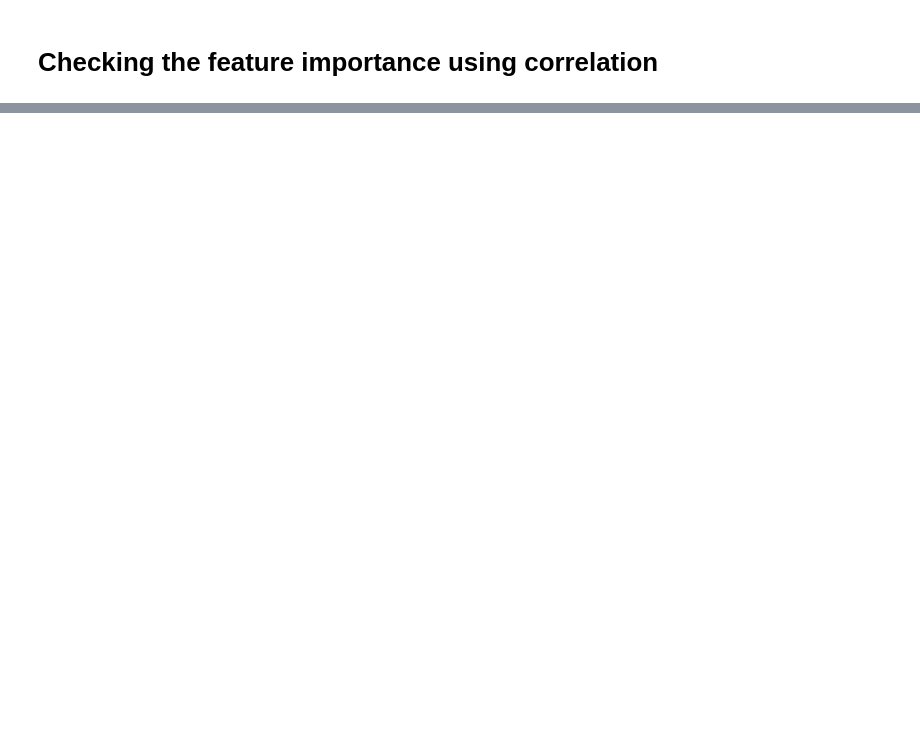
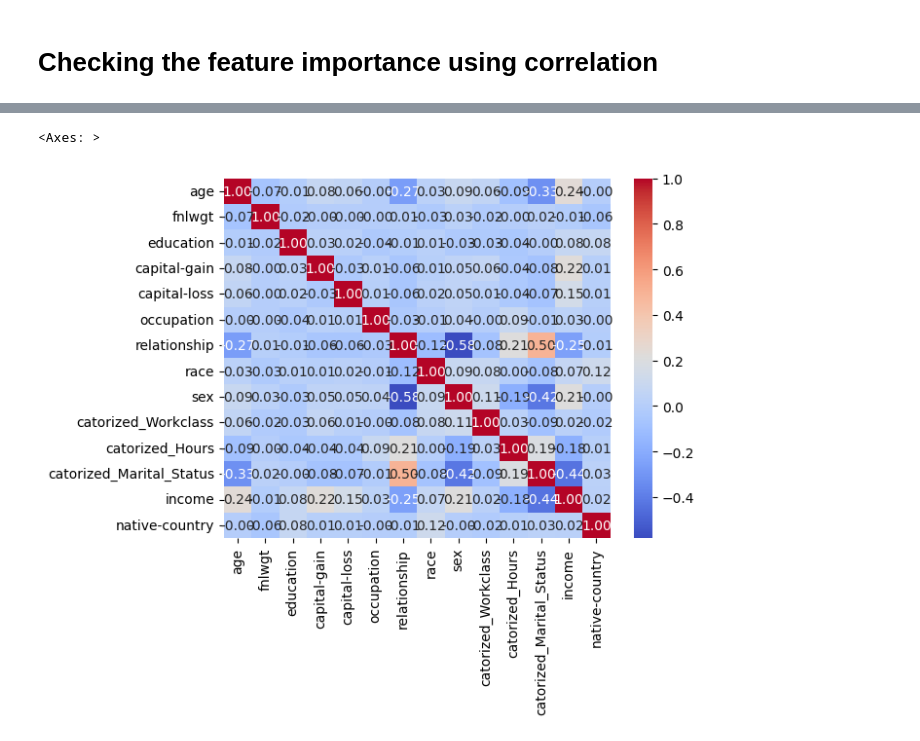
Before and after one commit to Kavindu-D/Census_Income, a Jupyter notebook: Preprocessing.ipynb, the cells around one changed output, grey strips where cells are left out. Saved outputs shown, nothing was run; the diff lists cells and outputs as text; code cells hidden in the pictures; blank space fills up the shorter version.

```diff
--- a/Preprocessing.ipynb
+++ b/Preprocessing.ipynb
@@ -291,0 +372,4 @@ dtype: int64
+# %%
+print(data.duplicated().sum())
+
+data = data.drop_duplicates()
@@ -332,0 +410,5 @@ KeyError: 'income'
+# %%
+for col, value in data.items():
+  print(col)
+  print(value.unique())
+  print()
@@ -332,0 +500,12 @@ KeyError: 'income'
+# %%
+from sklearn.preprocessing import LabelEncoder
+
+column = ['occupation', 'relationship', 'race', 'sex', 'catorized_Workclass', 'catorized_Hours', 'catorized_Marital_Status', 'income','native-country', 'education']
+
+label_enc = LabelEncoder()
+
+for col in column:
+  if col in data.columns:
+    data[col] = label_enc.fit_transform(data[col])
+
+print(data.head())
@@ -332,0 +530,5 @@ KeyError: 'income'
+# %%
+sns.heatmap(data[['age', 'fnlwgt', 'education', 'capital-gain', 'capital-loss', 'occupation', 'relationship', 'race', 'sex', 'catorized_Workclass', 'catorized_Hours', 'catorized_Marital_Status', 'income', 'native-country' ]].corr(), annot=True, cmap='coolwarm', fmt=".2f")
+# %% [output]
+<Axes: >
+[figure, added]
```
Also changed, not shown: parts of 33 cells of this notebook.
